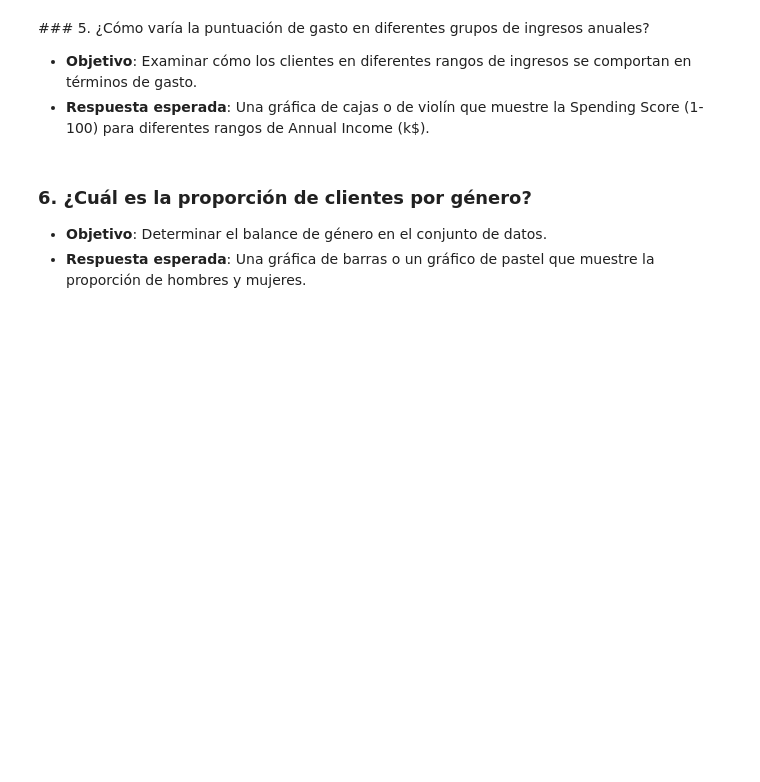
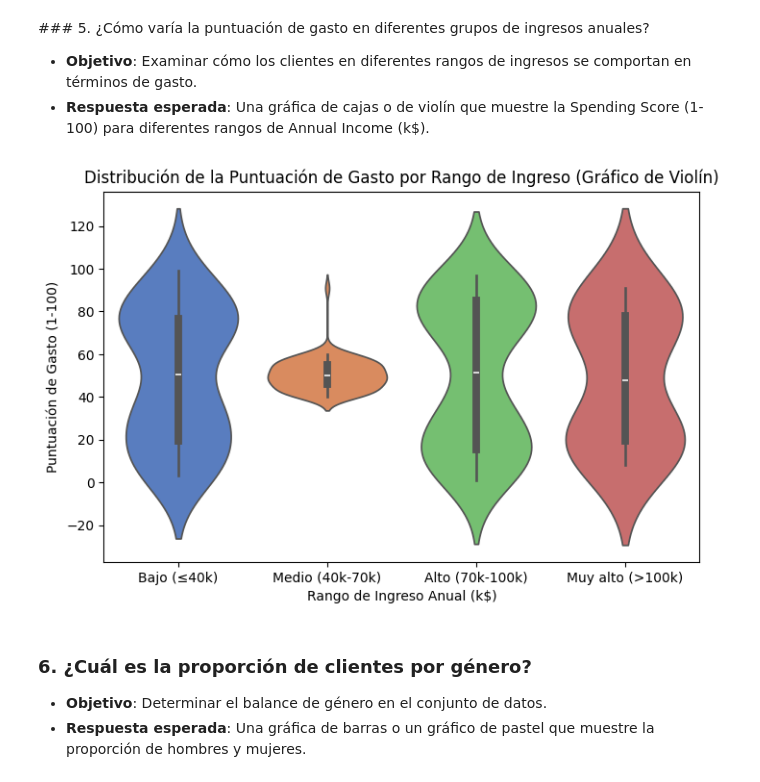
Before and after one commit to OrtegaGar117/aprendizaje_no_supervizado, a Jupyter notebook: 1_EDA.ipynb, the cells around one changed output. Saved outputs shown, nothing was run; the diff lists cells and outputs as text; code cells hidden in the pictures; blank space fills up the shorter version.

```diff
--- a/1_EDA.ipynb
+++ b/1_EDA.ipynb
@@ -85,3 +112,23 @@ plt.show()
+# %%
+#Rangos de ingreso anual
+bins = [0, 40, 70, 100, 140]
+labels = ['Bajo (≤40k)', 'Medio (40k-70k)', 'Alto (70k-100k)', 'Muy alto (>100k)']
+df['Income Range'] = pd.cut(df['Annual Income (k$)'], bins=bins, labels=labels, right=False)
+
+#Gráfica de violín
+plt.figure(figsize=(8,5))
+sns.violinplot(
+    data=df,
+    x='Income Range',
+    y='Spending Score (1-100)',
+    palette='muted'
+)
+plt.title('Distribución de la Puntuación de Gasto por Rango de Ingreso (Gráfico de Violín)')
+plt.xlabel('Rango de Ingreso Anual (k$)')
+plt.ylabel('Puntuación de Gasto (1-100)')
+plt.show()
+# %% [output]
+[figure, added]
 # %% [markdown]
 ### 6. ¿Cuál es la proporción de clientes por género?
 - **Objetivo**: Determinar el balance de género en el conjunto de datos.
```
Also changed, not shown: parts of 8 cells of this notebook, 1 other file.
